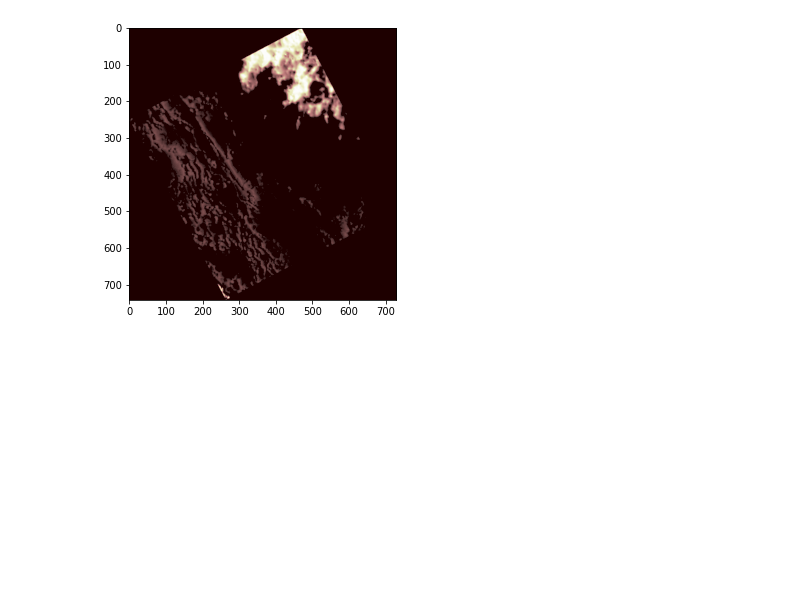
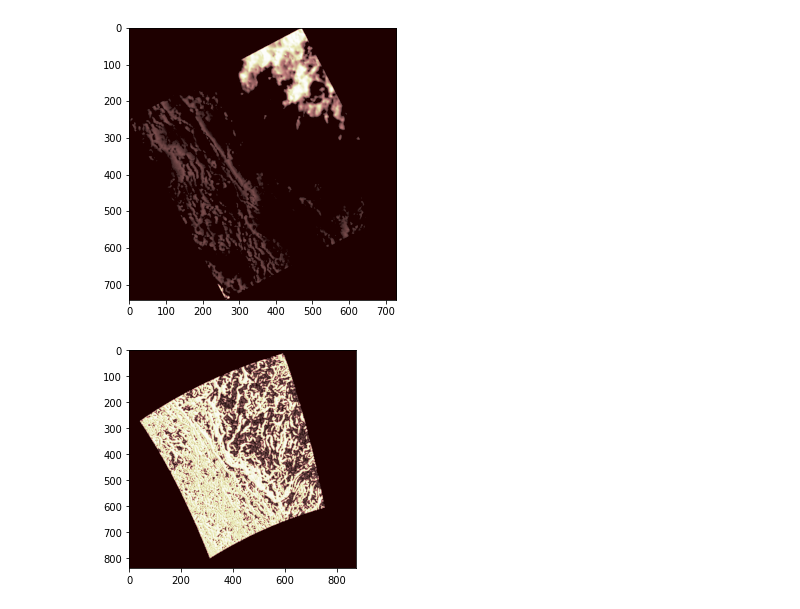
Before and after one commit to pauwoz/geospatial_analysis, a Jupyter notebook: notebooks/gravity_data_filtering_and_visualization.ipynb, the cells around one changed output. Cells and saved outputs as stored; diff of their text form; code cells hidden in the pictures; blank space fills up the shorter version.

```diff
--- a/notebooks/gravity_data_filtering_and_visualization.ipynb
+++ b/notebooks/gravity_data_filtering_and_visualization.ipynb
@@ -61,3 +130,11 @@ gravi = src.read()
 plt.imshow(src.read(1), cmap='pink');
 # %% [output]
 [figure]
+# %%
+src = rasterio.open('../data/Canada_GRAV_2km_Bouguer_GeoTIFF_clip_4326.tif')
+
+# fig, ax = plt.subplots(figsize = (10, 5))
+# gravi = src.read()
+plt.imshow(src.read(1), cmap='pink');
+# %% [output]
+[figure, added]
```
Also changed, not shown: parts of 5 cells of this notebook, 8 other files.
